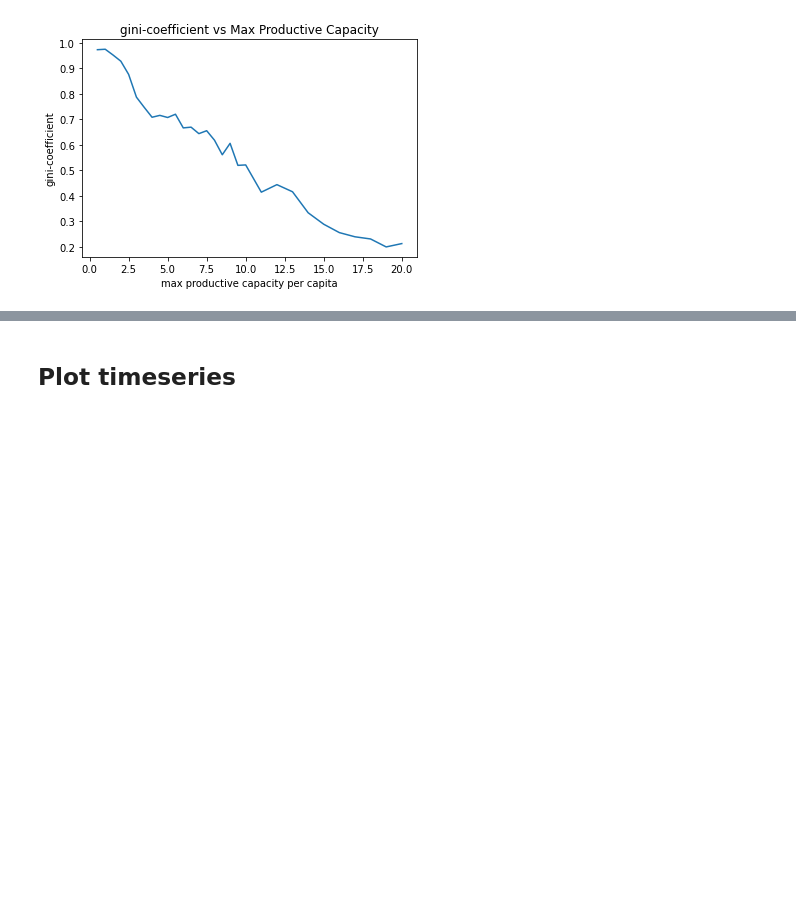
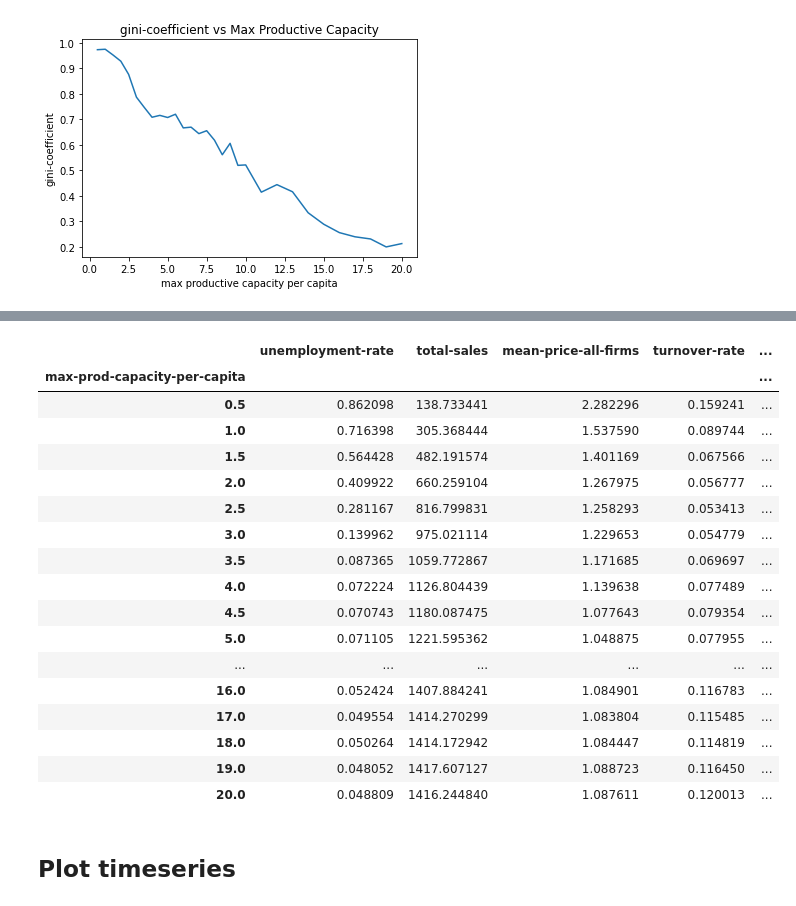
Before and after one commit to jzkelter/tabular-standards, a Jupyter notebook: Experiments/2021.06.23 single PG&CG firm vary prod capacity - linear production/2021.06.23 single PG&CG firm vary prod capacity - linear production.ipynb, the cells around one changed output, grey strips where cells are left out. Drawn from its saved outputs; the diff is of its cells as text; code cells hidden in the pictures; blank space fills up the shorter version.

```diff
--- a/Experiments/2021.06.23 single PG&CG firm vary prod capacity - linear production/Linear production varying productive capacity.ipynb
+++ b/Experiments/2021.06.23 single PG&CG firm vary prod capacity - linear production/2021.06.23 single PG&CG firm vary prod capacity - linear production.ipynb
@@ -100,3 +124,24 @@ plot_vars_vs_prod_capacity(adf)
+# %%
+adf[["max-pro"]]
+# %% [output]
+|  | unemployment-rate | total-sales | mean-price-all-firms | turnover-rate | ... |
+| max-prod-capacity-per-capita |  |  |  |  | ... |
+| 0.5 | 0.862098 | 138.733441 | 2.282296 | 0.159241 | ... |
+| 1.0 | 0.716398 | 305.368444 | 1.537590 | 0.089744 | ... |
+| 1.5 | 0.564428 | 482.191574 | 1.401169 | 0.067566 | ... |
+| 2.0 | 0.409922 | 660.259104 | 1.267975 | 0.056777 | ... |
+| 2.5 | 0.281167 | 816.799831 | 1.258293 | 0.053413 | ... |
+| 3.0 | 0.139962 | 975.021114 | 1.229653 | 0.054779 | ... |
+| 3.5 | 0.087365 | 1059.772867 | 1.171685 | 0.069697 | ... |
+| 4.0 | 0.072224 | 1126.804439 | 1.139638 | 0.077489 | ... |
+| 4.5 | 0.070743 | 1180.087475 | 1.077643 | 0.079354 | ... |
+| 5.0 | 0.071105 | 1221.595362 | 1.048875 | 0.077955 | ... |
+| ... | ... | ... | ... | ... | ... |
+| 16.0 | 0.052424 | 1407.884241 | 1.084901 | 0.116783 | ... |
+| 17.0 | 0.049554 | 1414.270299 | 1.083804 | 0.115485 | ... |
+| 18.0 | 0.050264 | 1414.172942 | 1.084447 | 0.114819 | ... |
+| 19.0 | 0.048052 | 1417.607127 | 1.088723 | 0.116450 | ... |
+| 20.0 | 0.048809 | 1416.244840 | 1.087611 | 0.120013 | ... |
 # %% [markdown]
 ## Plot timeseries
 # %%
```
Also changed, not shown: parts of 3 cells of this notebook, 2 other files.
